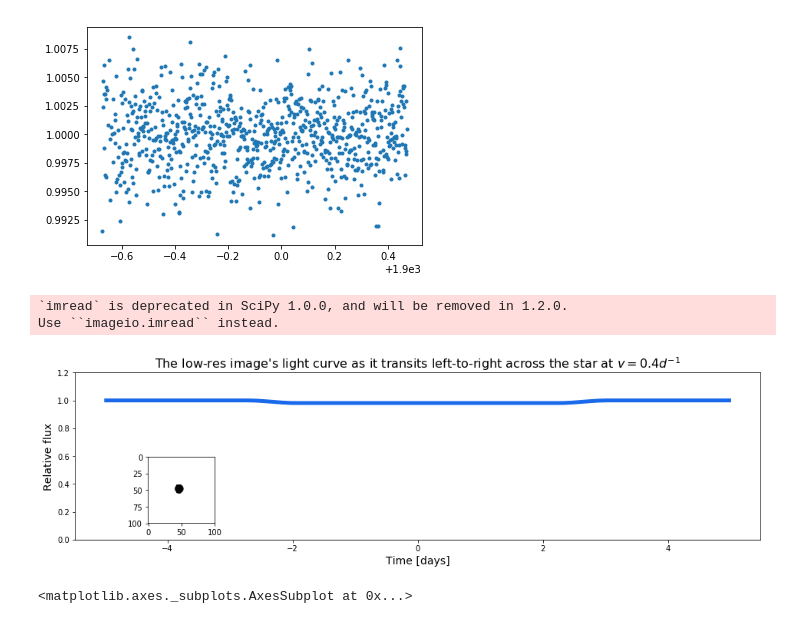
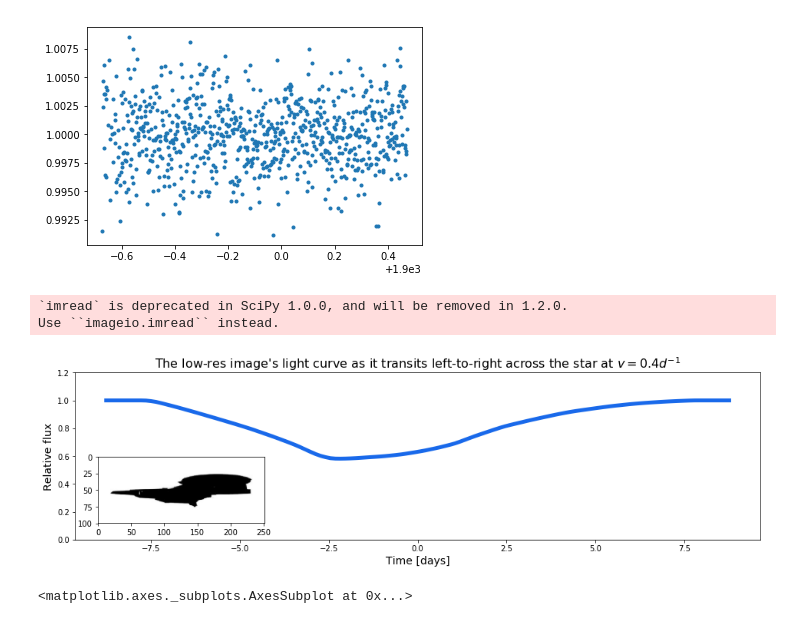
Before and after one commit to pfstacey/BSRC, a Jupyter notebook: code/Noisy_Artifact_LCs_multiplied.ipynb, the cells around one changed output. Cells and saved outputs as stored; diff of their text form; code cells hidden in the pictures.

```diff
--- a/code/Noisy_Artifact_LCs_multiplied.ipynb
+++ b/code/Noisy_Artifact_LCs_multiplied.ipynb
@@ -124,35 +124,35 @@ plt.plot(time, LC, '.')
 [figure]
 # %%
 times = np.linspace(-35.,35.,500)
-planet_lowres_SItitle = TransitingImage(imfile="/Users/piperfrances/BSRC/code/ref_planet_larger.png",
+planet_lowres_SItitle = TransitingImage(imfile="/Users/piperfrances/BSRC/code/spaceship5.png",
                                     lowres=100,
                                     lowrestype="mean", # Calculate the lower-resolution version of the image by averaging "neighborhoods" of pixels in the high-res image.
                                     lowresround=False, # Let the resulting low-res pixel values take on intermediate values between 0 and 1, i.e. don't round them to 0 or 1.
                                     v=0.4,
                                     t_ref=0.,
                                     t_arr=times)
 #lowres_SItitle.plot_grid()
 #print np.shape(lowres_SItitle.opacitymat)
 
 planet_lowres_SItitle_LC, overlapTimes = planet_lowres_SItitle.gen_LC(t_arr=times)
 
 fig, ax = plt.subplots(1,1,figsize=(16,4))
 ax = plt.axes()
 ax.plot(overlapTimes,planet_lowres_SItitle_LC,color="#1969ea",ls="-",lw=5)
 ax.set_ylim(0.0,1.2)
 plt.xlabel("Time [days]",fontsize=14)
 plt.ylabel("Relative flux",fontsize=14)
 plt.title(r"The low-res image's light curve as it transits left-to-right across the star at $v = 0.4 d^{-1}$",fontsize=16)
 ax1 = plt.axes([.095, .2, 0.3, 0.3])
 ax1.imshow(planet_lowres_SItitle.opacitymat,cmap="Greys",aspect="equal",origin="upper",interpolation='none',vmin=0.,vmax=1.)
 #filename = "/Users/piperfrances/BSRC/code/results_subtract_artifacts/1"
 #plt.savefig(filename, fmt="png")
 plt.show()
 plt.close()
 # %% [output]
 `imread` is deprecated in SciPy 1.0.0, and will be removed in 1.2.0.
 Use ``imageio.imread`` instead.
-[figure, old version]
+[figure, new version]
 # %%
 # making noisy
 
```
Also changed, not shown: 12 other files.
